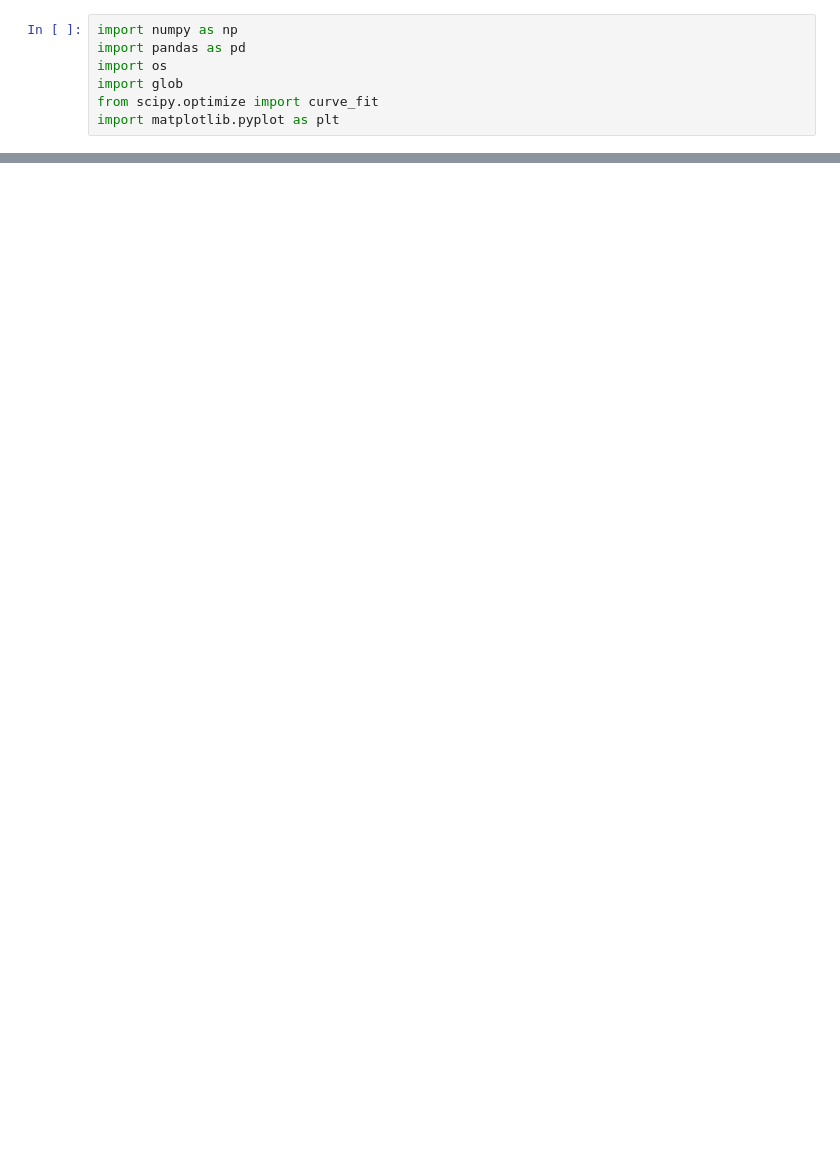
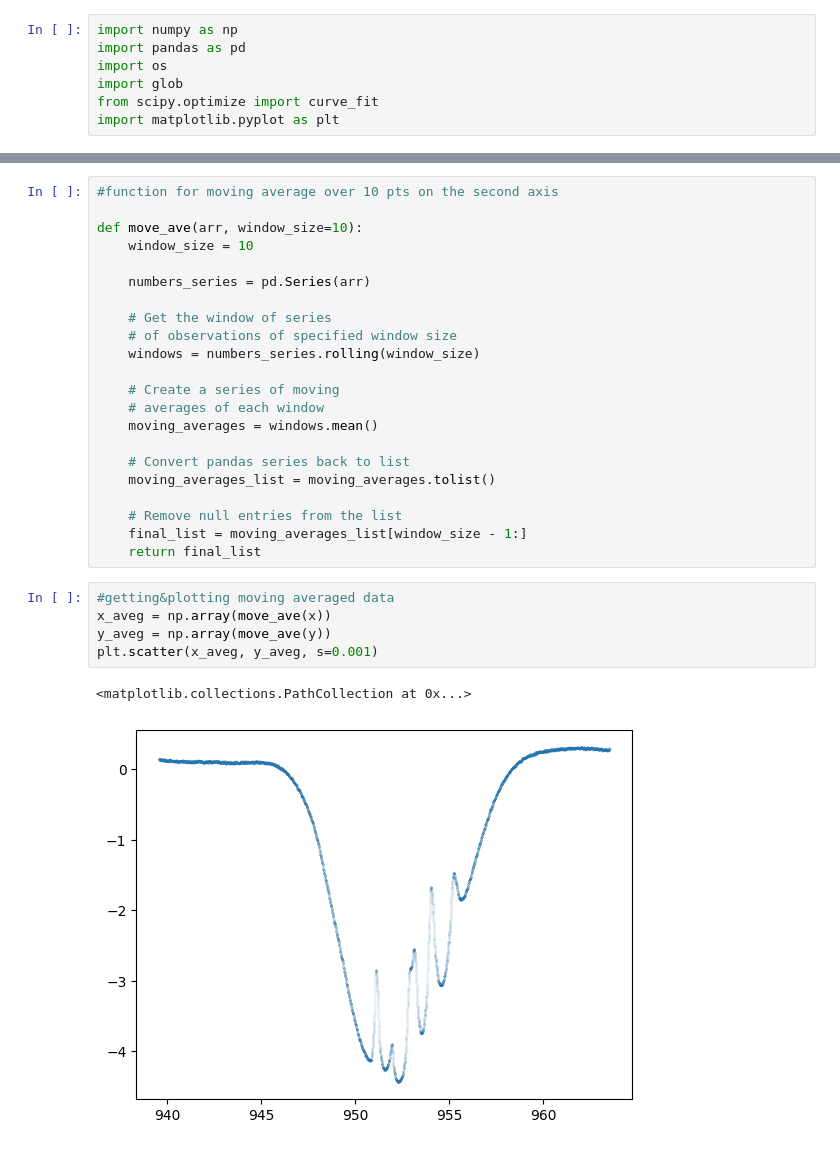
Before and after one commit to pi63on/qo_labs, a Jupyter notebook: day2.ipynb, the cells around one changed output, grey strips where cells are left out. Saved outputs shown, nothing was run; the diff lists cells and outputs as text; blank space fills up the shorter version.

```diff
--- a/day2.ipynb
+++ b/day2.ipynb
@@ -259,0 +47,30 @@ plt.scatter(x,ynew,s=1)
+# %%
+#function for moving average over 10 pts on the second axis
+
+def move_ave(arr, window_size=10):
+    window_size = 10
+
+    numbers_series = pd.Series(arr)
+
+    # Get the window of series
+    # of observations of specified window size
+    windows = numbers_series.rolling(window_size)
+
+    # Create a series of moving
+    # averages of each window
+    moving_averages = windows.mean()
+
+    # Convert pandas series back to list
+    moving_averages_list = moving_averages.tolist()
+
+    # Remove null entries from the list
+    final_list = moving_averages_list[window_size - 1:]
+    return final_list
+# %%
+#getting&plotting moving averaged data
+x_aveg = np.array(move_ave(x))
+y_aveg = np.array(move_ave(y))
+plt.scatter(x_aveg, y_aveg, s=0.001)
+# %% [output]
+<matplotlib.collections.PathCollection at 0x...>
+[figure, added]
```
Also changed, not shown: parts of 36 cells of this notebook, 1 other file.
